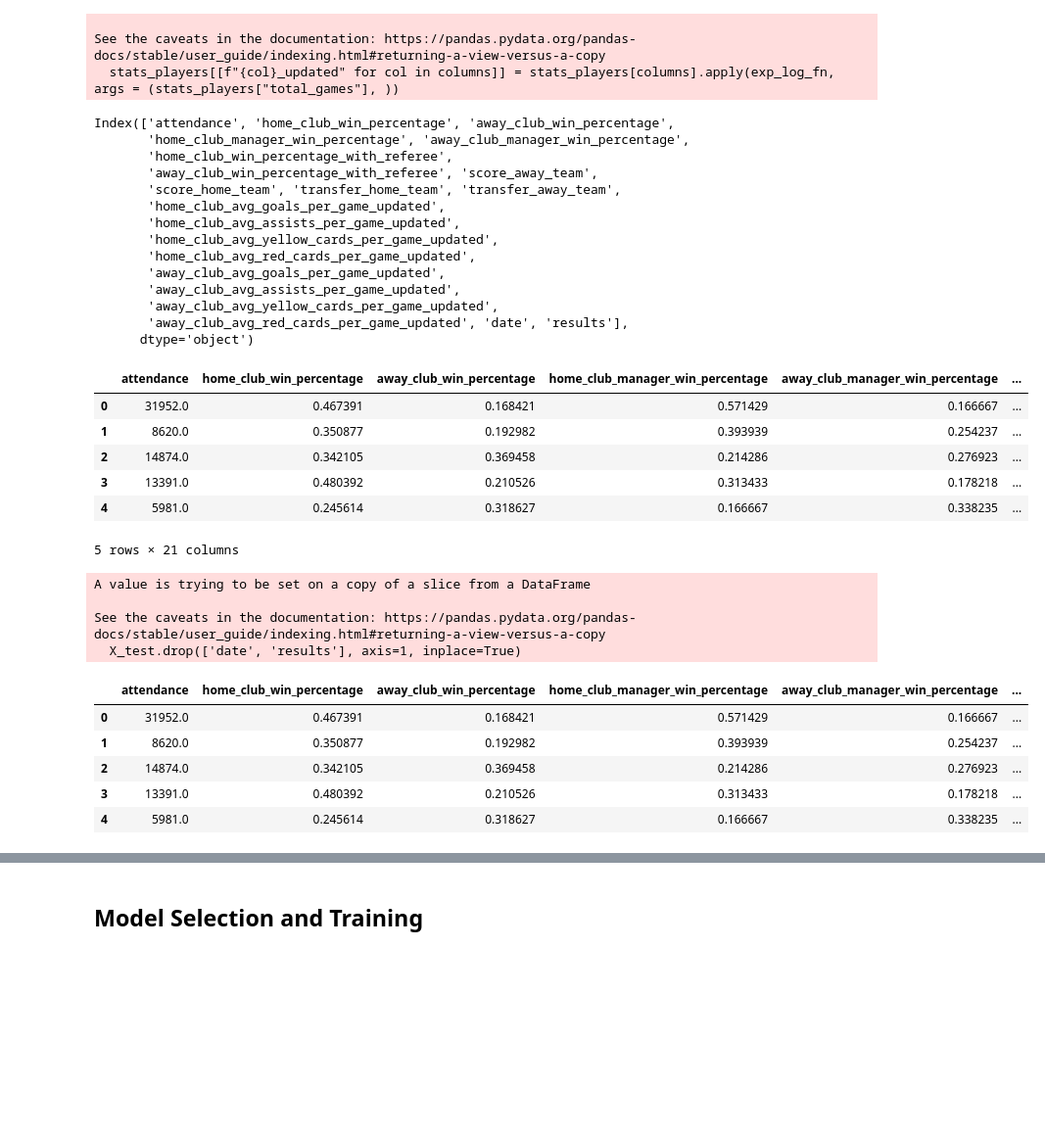
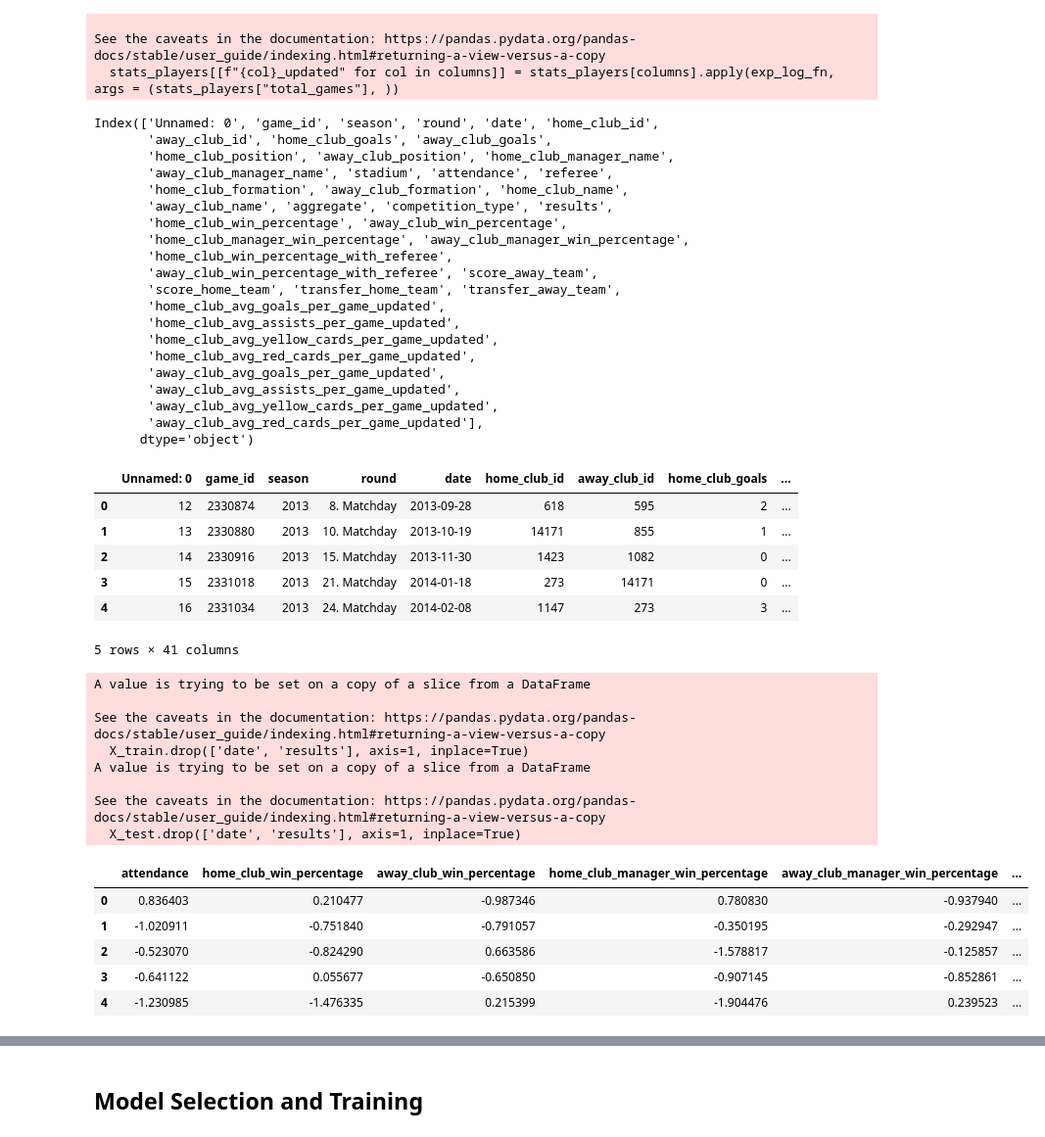
Before and after one commit to Nasotro/Projet, a Jupyter notebook: vrai_main.ipynb, the cells around one changed output, grey strips where cells are left out. Shown: that part at 98% size. Cells and saved outputs as stored; diff of their text form; code cells hidden in the pictures; blank space fills up the shorter version.

```diff
--- a/vrai_main.ipynb
+++ b/vrai_main.ipynb
@@ -60,7 +60,7 @@ data.head()
 Given that the aim of the model is to predict results for the 2023-2024 season on the basis of previous seasons. To estimate the effectiveness of our model, we will make predictions for the 2022-2023 season by training it on all the previous seasons.
 # %%
 features = ["attendance"] # List of features we will keep for the training
-limit_date = '2024' # 2022-08-05 is the date of the first match of the 2022-2023 season
+limit_date = '2022-08-05' # 2022-08-05 is the date of the first match of the 2022-2023 season
 # %% [markdown]
 The first feature we will add is the win percentage of each team depending on whether they are playing at home or away.
 # %%
@@ -343,7 +343,13 @@ See the caveats in the documentation: https://pandas.pydata.org/pandas-docs/stab
 print(data.columns)
 data.head()
 # %% [output]
-Index(['attendance', 'home_club_win_percentage', 'away_club_win_percentage',
+Index(['Unnamed: 0', 'game_id', 'season', 'round', 'date', 'home_club_id',
+       'away_club_id', 'home_club_goals', 'away_club_goals',
+       'home_club_position', 'away_club_position', 'home_club_manager_name',
+       'away_club_manager_name', 'stadium', 'attendance', 'referee',
+       'home_club_formation', 'away_club_formation', 'home_club_name',
+       'away_club_name', 'aggregate', 'competition_type', 'results',
+       'home_club_win_percentage', 'away_club_win_percentage',
        'home_club_manager_win_percentage', 'away_club_manager_win_percentage',
        'home_club_win_percentage_with_referee',
        'away_club_win_percentage_with_referee', 'score_away_team',
@@ -355,13 +361,13 @@ Index(['attendance', 'home_club_win_percentage', 'away_club_win_percentage',
        'away_club_avg_goals_per_game_updated',
        'away_club_avg_assists_per_game_updated',
        'away_club_avg_yellow_cards_per_game_updated',
-       'away_club_avg_red_cards_per_game_updated', 'date', 'results'],
+       'away_club_avg_red_cards_per_game_updated'],
       dtype='object')
-|  | attendance | home_club_win_percentage | away_club_win_percentage | home_club_manager_win_percentage | away_club_manager_win_percentage | ... |
-| 0 | 31952.0 | 0.467391 | 0.168421 | 0.571429 | 0.166667 | ... |
-| 1 | 8620.0 | 0.350877 | 0.192982 | 0.393939 | 0.254237 | ... |
-| 2 | 14874.0 | 0.342105 | 0.369458 | 0.214286 | 0.276923 | ... |
-| 3 | 13391.0 | 0.480392 | 0.210526 | 0.313433 | 0.178218 | ... |
-| 4 | 5981.0 | 0.245614 | 0.318627 | 0.166667 | 0.338235 | ... |
+|  | Unnamed: 0 | game_id | season | round | date | home_club_id | away_club_id | home_club_goals | ... |
+| 0 | 12 | 2330874 | 2013 | 8. Matchday | 2013-09-28 | 618 | 595 | 2 | ... |
+| 1 | 13 | 2330880 | 2013 | 10. Matchday | 2013-10-19 | 14171 | 855 | 1 | ... |
+| 2 | 14 | 2330916 | 2013 | 15. Matchday | 2013-11-30 | 1423 | 1082 | 0 | ... |
+| 3 | 15 | 2331018 | 2013 | 21. Matchday | 2014-01-18 | 273 | 14171 | 0 | ... |
+| 4 | 16 | 2331034 | 2013 | 24. Matchday | 2014-02-08 | 1147 | 273 | 3 | ... |
-5 rows × 21 columns
+5 rows × 41 columns
 # %%
@@ -369,23 +375,30 @@ X_train, X_test, y_train, y_test = train_test_split(data[features], data['result
 # %%
+data[features] = SimpleImputer(strategy='mean').fit_transform(data[features])
+data[features] = StandardScaler().fit_transform(data[features])
+
 data = data[features + ['date', 'results']]
 
 X_train = data[data['date'] < limit_date]
 X_test = data[data['date'] >= limit_date]
 y_train = X_train['results']
 y_test = X_test['results']
 
 X_train.drop(['date', 'results'], axis=1, inplace=True)
 X_test.drop(['date', 'results'], axis=1, inplace=True)
 
 X_train.head()
 # %% [output]
+A value is trying to be set on a copy of a slice from a DataFrame
+
+See the caveats in the documentation: https://pandas.pydata.org/pandas-docs/stable/user_guide/indexing.html#returning-a-view-versus-a-copy
+  X_train.drop(['date', 'results'], axis=1, inplace=True)
 A value is trying to be set on a copy of a slice from a DataFrame
 
 See the caveats in the documentation: https://pandas.pydata.org/pandas-docs/stable/user_guide/indexing.html#returning-a-view-versus-a-copy
   X_test.drop(['date', 'results'], axis=1, inplace=True)
 |  | attendance | home_club_win_percentage | away_club_win_percentage | home_club_manager_win_percentage | away_club_manager_win_percentage | ... |
-| 0 | 31952.0 | 0.467391 | 0.168421 | 0.571429 | 0.166667 | ... |
-| 1 | 8620.0 | 0.350877 | 0.192982 | 0.393939 | 0.254237 | ... |
-| 2 | 14874.0 | 0.342105 | 0.369458 | 0.214286 | 0.276923 | ... |
-| 3 | 13391.0 | 0.480392 | 0.210526 | 0.313433 | 0.178218 | ... |
-| 4 | 5981.0 | 0.245614 | 0.318627 | 0.166667 | 0.338235 | ... |
+| 0 | 0.836403 | 0.210477 | -0.987346 | 0.780830 | -0.937940 | ... |
+| 1 | -1.020911 | -0.751840 | -0.791057 | -0.350195 | -0.292947 | ... |
+| 2 | -0.523070 | -0.824290 | 0.663586 | -1.578817 | -0.125857 | ... |
+| 3 | -0.641122 | 0.055677 | -0.650850 | -0.907145 | -0.852861 | ... |
+| 4 | -1.230985 | -1.476335 | 0.215399 | -1.904476 | 0.239523 | ... |
```
Also changed, not shown: parts of 5 cells of this notebook, 1 other file.
